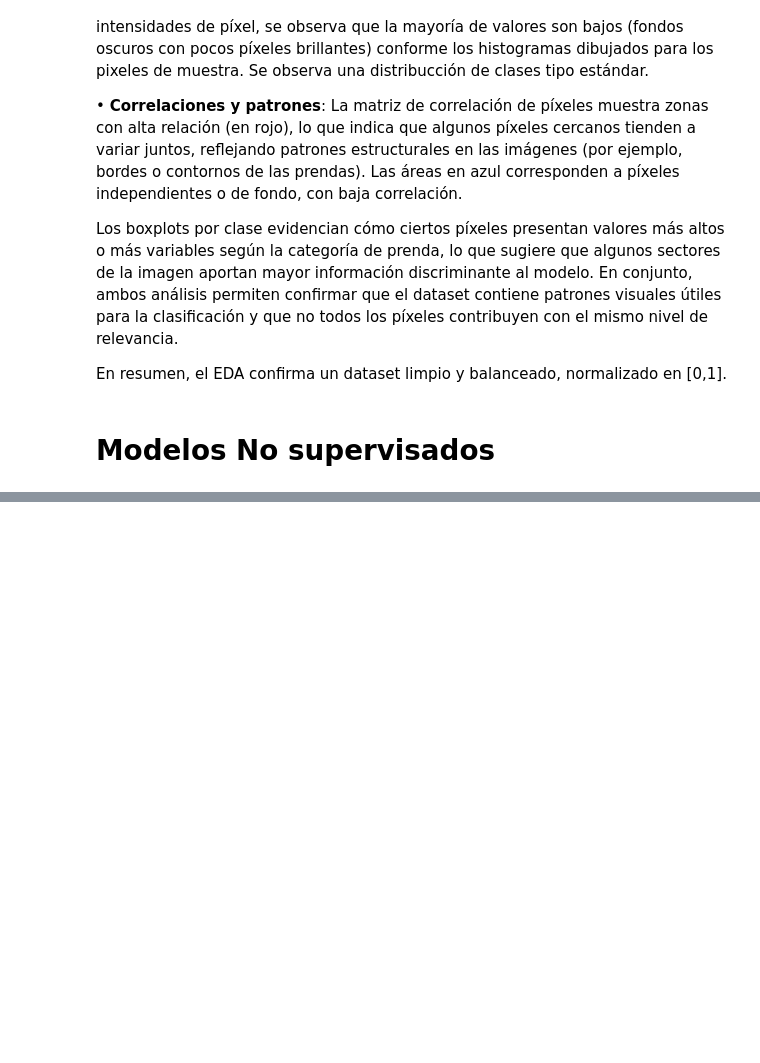
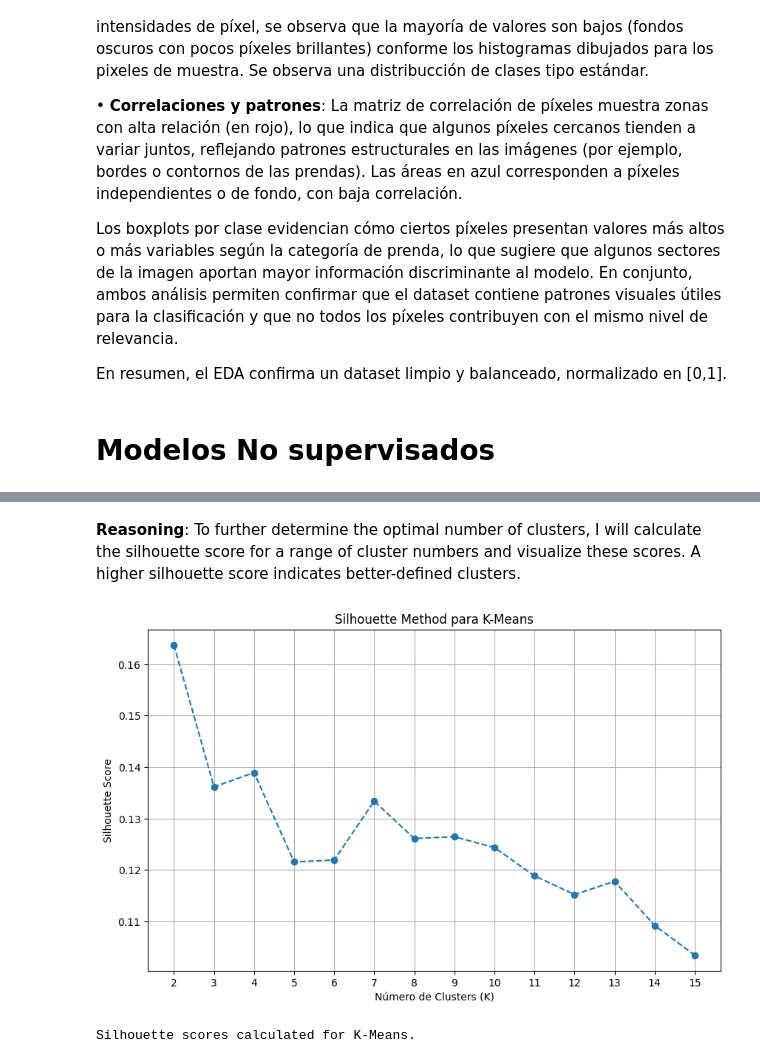
Before and after one commit to jumivega/Maestr-a-en-Inteligencia-Artificial-UEES, a Jupyter notebook: Notebooks/ModelosNoSupervisados/Grupo_3_Caso_Práctico_ModelosNoSupervisados_V11Nov (1).ipynb, the cells around one changed output, grey strips where cells are left out. Drawn from its saved outputs; the diff is of its cells as text; code cells hidden in the pictures; blank space fills up the shorter version.

```diff
--- a/Notebooks/ModelosNoSupervisados/Grupo_3_Caso_Práctico_ModelosNoSupervisados_V11Nov (1).ipynb
+++ b/Notebooks/ModelosNoSupervisados/Grupo_3_Caso_Práctico_ModelosNoSupervisados_V11Nov (1).ipynb
@@ -381,0 +466,28 @@ En resumen, el EDA confirma un dataset limpio y balanceado, normalizado en [0,1]
+# %% [markdown]
+**Reasoning**:
+To further determine the optimal number of clusters, I will calculate the silhouette score for a range of cluster numbers and visualize these scores. A higher silhouette score indicates better-defined clusters.
+# %%
+from sklearn.metrics import silhouette_score
+
+silhouette_scores = []
+# Using a range similar to WCSS for comparison, starting from 2 as silhouette score is not defined for K=1
+for i in range(2, 16):
+    kmeans = KMeans(n_clusters=i, init='k-means++', random_state=42, n_init=10)
+    kmeans.fit(X_sample_scaled)
+    score = silhouette_score(X_sample_scaled, kmeans.labels_)
+    silhouette_scores.append(score)
+
+# Plot the silhouette method graph
+plt.figure(figsize=(10, 6))
+plt.plot(range(2, 16), silhouette_scores, marker='o', linestyle='--')
+plt.title('Silhouette Method para K-Means')
+plt.xlabel('Número de Clusters (K)')
+plt.ylabel('Silhouette Score')
+plt.xticks(range(2, 16))
+plt.grid(True)
+plt.show()
+
+print("Silhouette scores calculated for K-Means.")
+# %% [output]
+[figure, added]
+Silhouette scores calculated for K-Means.
```
Also changed, not shown: parts of 31 cells of this notebook.
